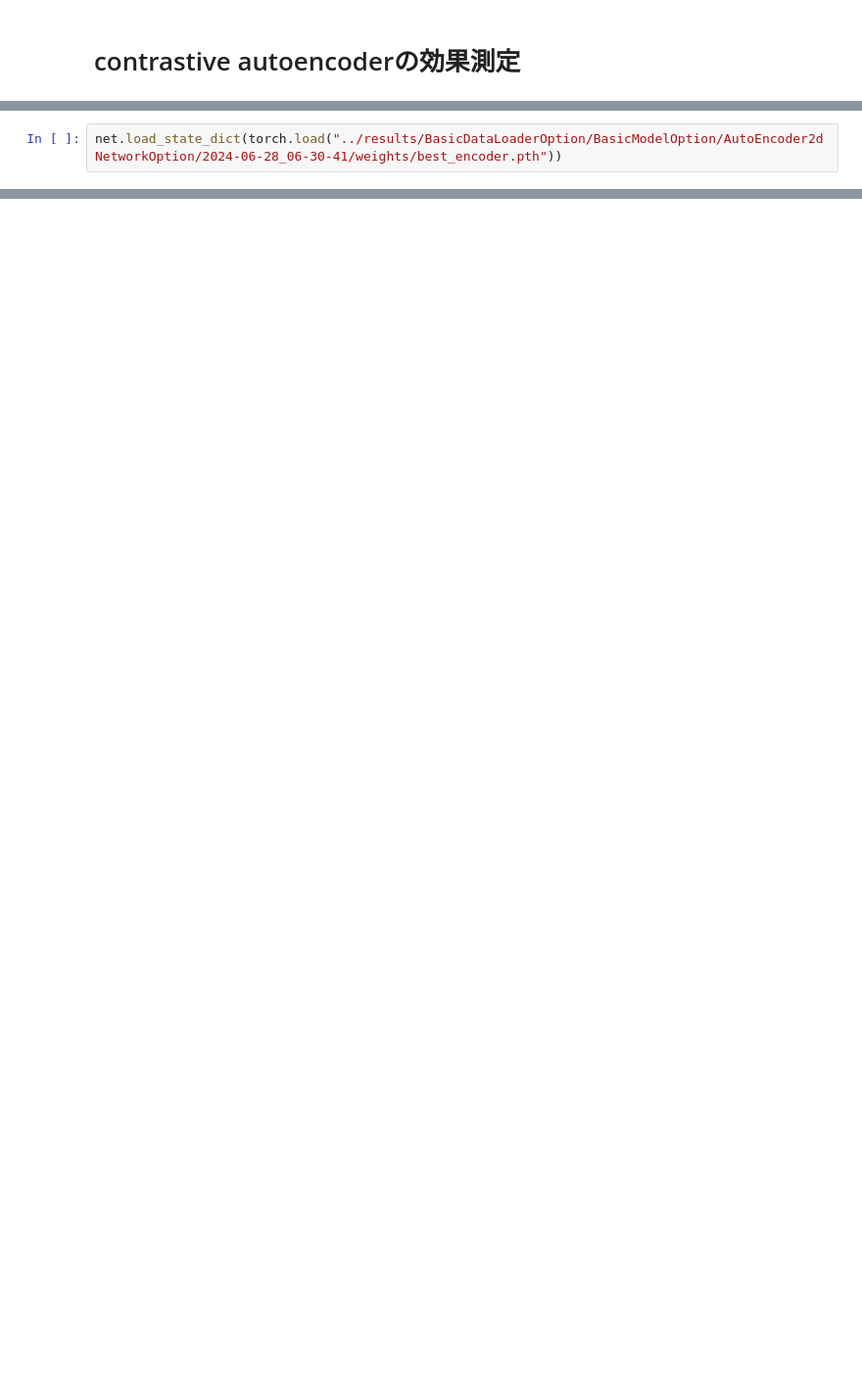
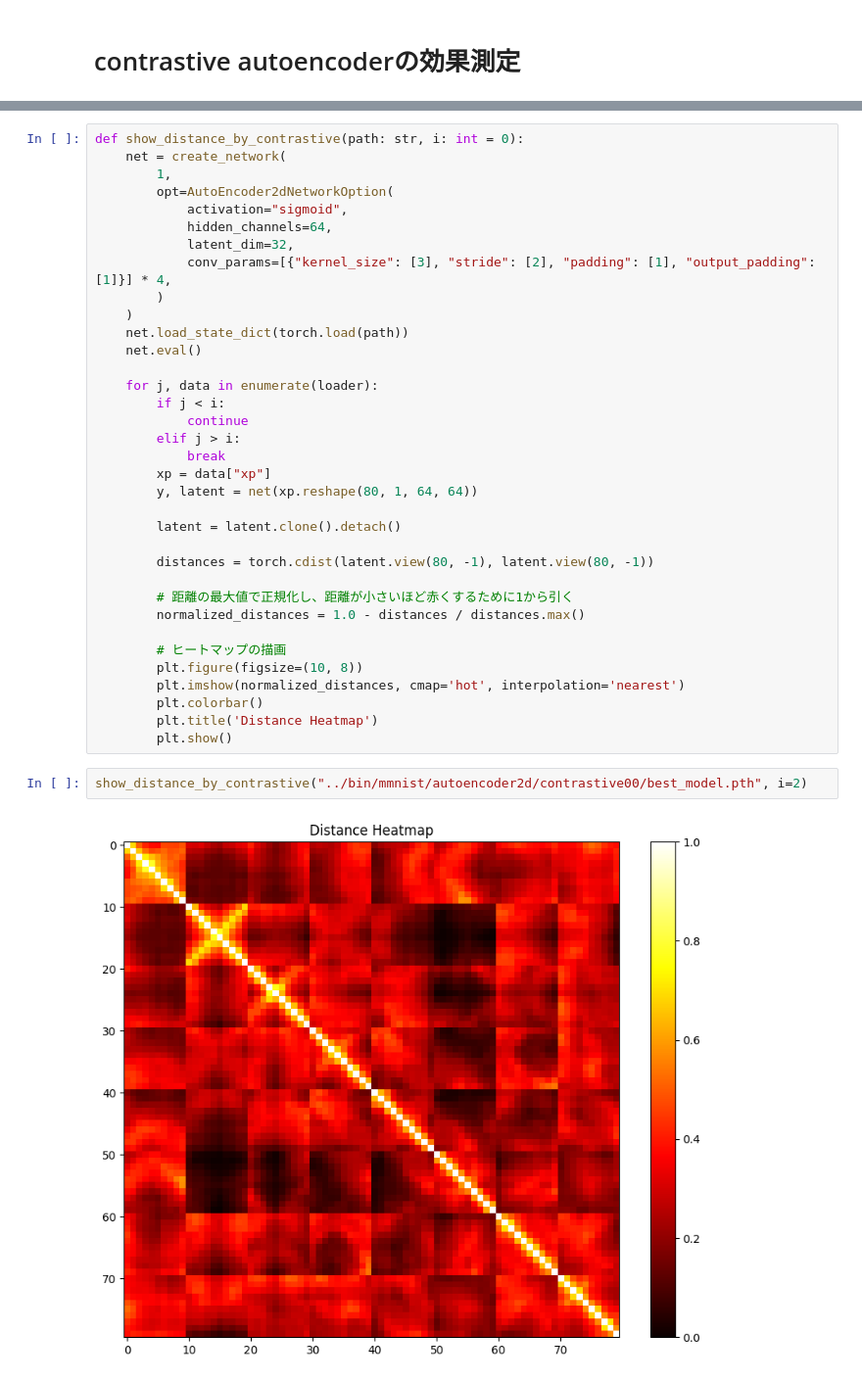
Before and after one commit to nnaakkaaii/HD-VRN, a Jupyter notebook: notebook/mmnist.ipynb, the cells around one changed output, grey strips where cells are left out. Shown at 98% size. Saved outputs shown, nothing was run; the diff lists cells and outputs as text; blank space fills up the shorter version.

```diff
--- a/notebook/mmnist.ipynb
+++ b/notebook/mmnist.ipynb
@@ -118,2 +58,0 @@ torch.Size([80, 1, 64, 64]) torch.Size([80, 32, 4, 4])
-# %%
-net.load_state_dict(torch.load("../results/BasicDataLoaderOption/BasicModelOption/AutoEncoder2dNetworkOption/2024-06-28_06-30-41/weights/best_encoder.pth"))
@@ -170,0 +59,39 @@ tensor(0.0002)
+# %%
+def show_distance_by_contrastive(path: str, i: int = 0):
+    net = create_network(
+        1,
+        opt=AutoEncoder2dNetworkOption(
+            activation="sigmoid",
+            hidden_channels=64,
+            latent_dim=32,
+            conv_params=[{"kernel_size": [3], "stride": [2], "padding": [1], "output_padding": [1]}] * 4,
+        )
+    )
+    net.load_state_dict(torch.load(path))
+    net.eval()
+
+    for j, data in enumerate(loader):
+        if j < i:
+            continue
+        elif j > i:
+            break
+        xp = data["xp"]
+        y, latent = net(xp.reshape(80, 1, 64, 64))
+
+        latent = latent.clone().detach()
+
+        distances = torch.cdist(latent.view(80, -1), latent.view(80, -1))
+
+        # 距離の最大値で正規化し、距離が小さいほど赤くするために1から引く
+        normalized_distances = 1.0 - distances / distances.max()
+
+        # ヒートマップの描画
+        plt.figure(figsize=(10, 8))
+        plt.imshow(normalized_distances, cmap='hot', interpolation='nearest')
+        plt.colorbar()
+        plt.title('Distance Heatmap')
+        plt.show()
+# %%
+show_distance_by_contrastive("../bin/mmnist/autoencoder2d/contrastive00/best_model.pth", i=2)
+# %% [output]
+[figure, added]
```
Also changed, not shown: parts of 25 cells of this notebook, 1 other file.
